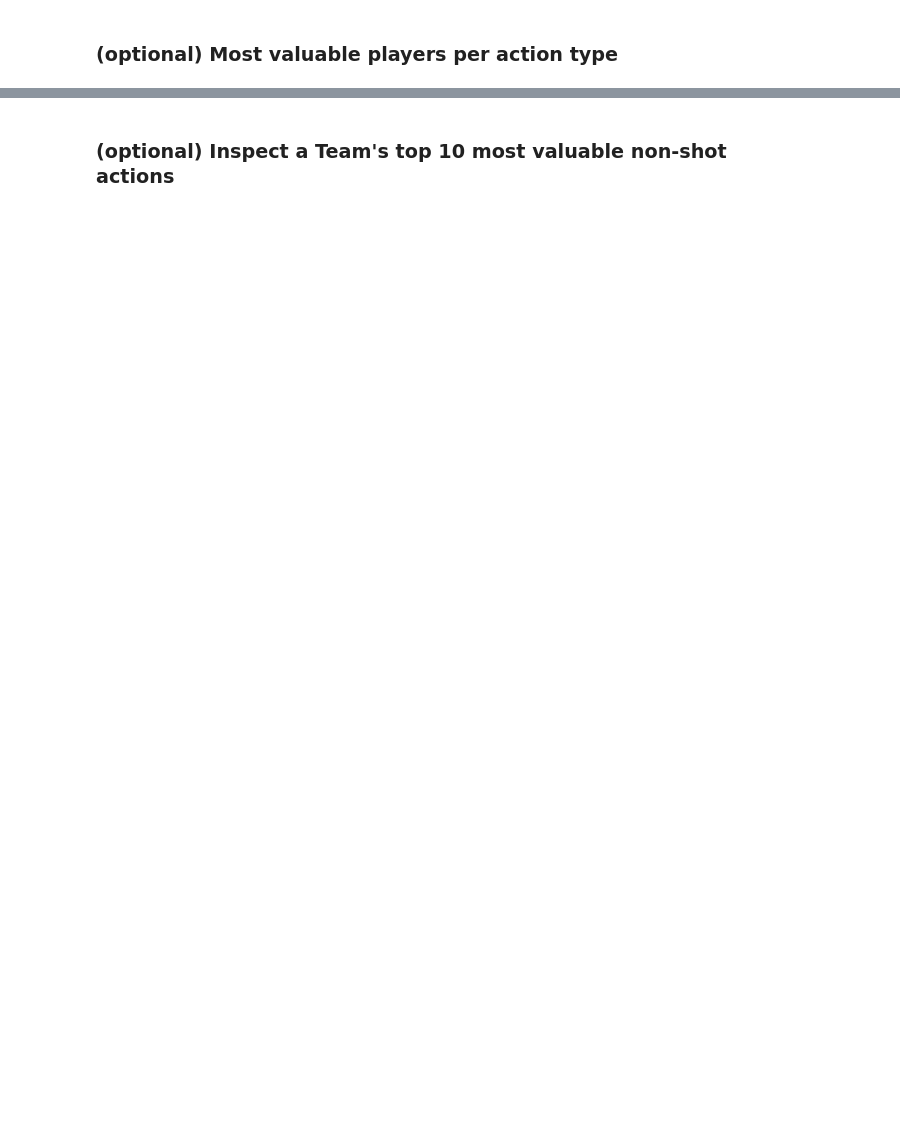
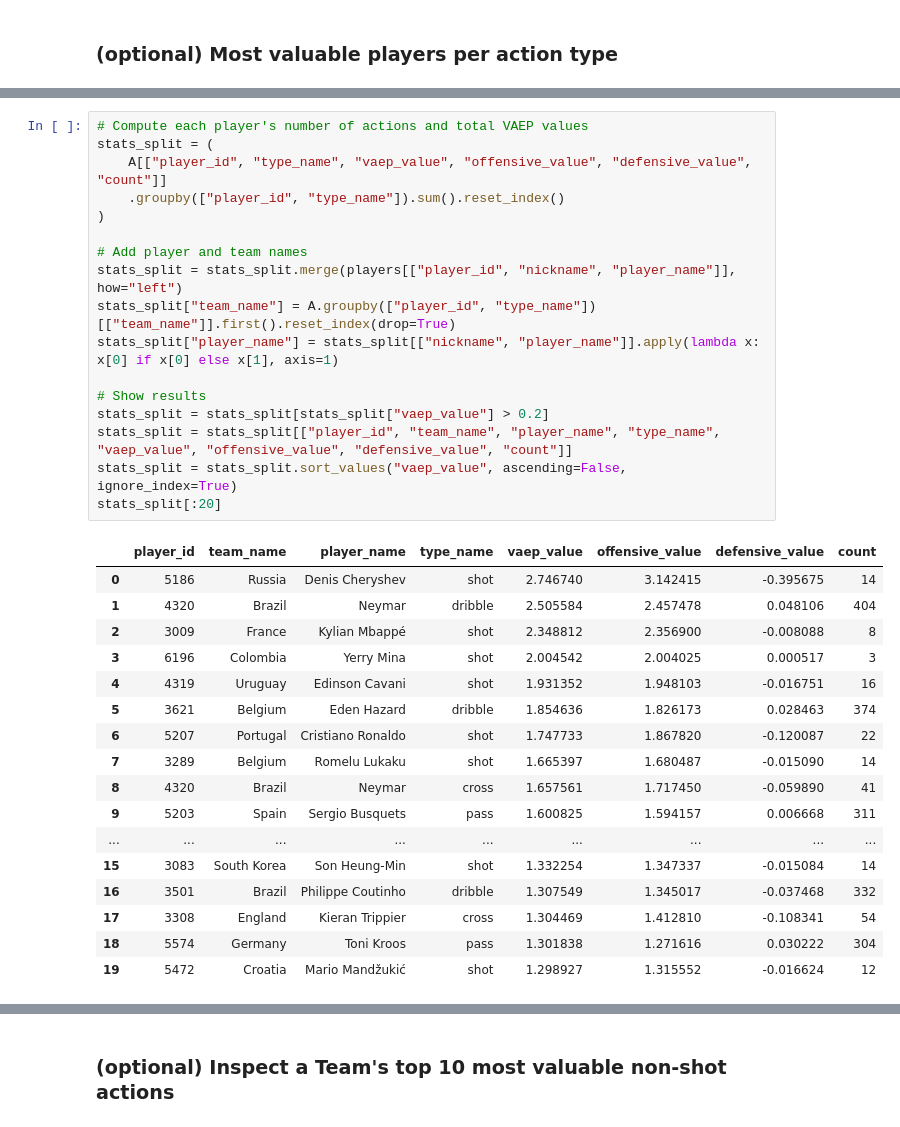
Before and after one commit to pientist/socceraction, a Jupyter notebook: public-notebooks/4-compute-vaep-values-and-top-players.ipynb, the cells around one changed output, grey strips where cells are left out. Drawn from its saved outputs; the diff is of its cells as text; blank space fills up the shorter version.

```diff
--- a/public-notebooks/4-compute-vaep-values-and-top-players.ipynb
+++ b/public-notebooks/4-compute-vaep-values-and-top-players.ipynb
@@ -160,0 +250,35 @@ stats.sort_values("vaep_rating",ascending=False)[:10]
+# %%
+# Compute each player's number of actions and total VAEP values
+stats_split = (
+    A[["player_id", "type_name", "vaep_value", "offensive_value", "defensive_value", "count"]]
+    .groupby(["player_id", "type_name"]).sum().reset_index()
+)
+
+# Add player and team names
+stats_split = stats_split.merge(players[["player_id", "nickname", "player_name"]], how="left")
+stats_split["team_name"] = A.groupby(["player_id", "type_name"])[["team_name"]].first().reset_index(drop=True)
+stats_split["player_name"] = stats_split[["nickname", "player_name"]].apply(lambda x: x[0] if x[0] else x[1], axis=1)
+
+# Show results
+stats_split = stats_split[stats_split["vaep_value"] > 0.2]
+stats_split = stats_split[["player_id", "team_name", "player_name", "type_name", "vaep_value", "offensive_value", "defensive_value", "count"]]
+stats_split = stats_split.sort_values("vaep_value", ascending=False, ignore_index=True)
+stats_split[:20]
+# %% [output]
+|  | player_id | team_name | player_name | type_name | vaep_value | offensive_value | defensive_value | count |
+| 0 | 5186 | Russia | Denis Cheryshev | shot | 2.746740 | 3.142415 | -0.395675 | 14 |
+| 1 | 4320 | Brazil | Neymar | dribble | 2.505584 | 2.457478 | 0.048106 | 404 |
+| 2 | 3009 | France | Kylian Mbappé | shot | 2.348812 | 2.356900 | -0.008088 | 8 |
+| 3 | 6196 | Colombia | Yerry Mina | shot | 2.004542 | 2.004025 | 0.000517 | 3 |
+| 4 | 4319 | Uruguay | Edinson Cavani | shot | 1.931352 | 1.948103 | -0.016751 | 16 |
+| 5 | 3621 | Belgium | Eden Hazard | dribble | 1.854636 | 1.826173 | 0.028463 | 374 |
+| 6 | 5207 | Portugal | Cristiano Ronaldo | shot | 1.747733 | 1.867820 | -0.120087 | 22 |
+| 7 | 3289 | Belgium | Romelu Lukaku | shot | 1.665397 | 1.680487 | -0.015090 | 14 |
+| 8 | 4320 | Brazil | Neymar | cross | 1.657561 | 1.717450 | -0.059890 | 41 |
+| 9 | 5203 | Spain | Sergio Busquets | pass | 1.600825 | 1.594157 | 0.006668 | 311 |
+| ... | ... | ... | ... | ... | ... | ... | ... | ... |
+| 15 | 3083 | South Korea | Son Heung-Min | shot | 1.332254 | 1.347337 | -0.015084 | 14 |
+| 16 | 3501 | Brazil | Philippe Coutinho | dribble | 1.307549 | 1.345017 | -0.037468 | 332 |
+| 17 | 3308 | England | Kieran Trippier | cross | 1.304469 | 1.412810 | -0.108341 | 54 |
+| 18 | 5574 | Germany | Toni Kroos | pass | 1.301838 | 1.271616 | 0.030222 | 304 |
+| 19 | 5472 | Croatia | Mario Mandžukić | shot | 1.298927 | 1.315552 | -0.016624 | 12 |
```
Also changed, not shown: parts of 19 cells of this notebook, 2 other files.
